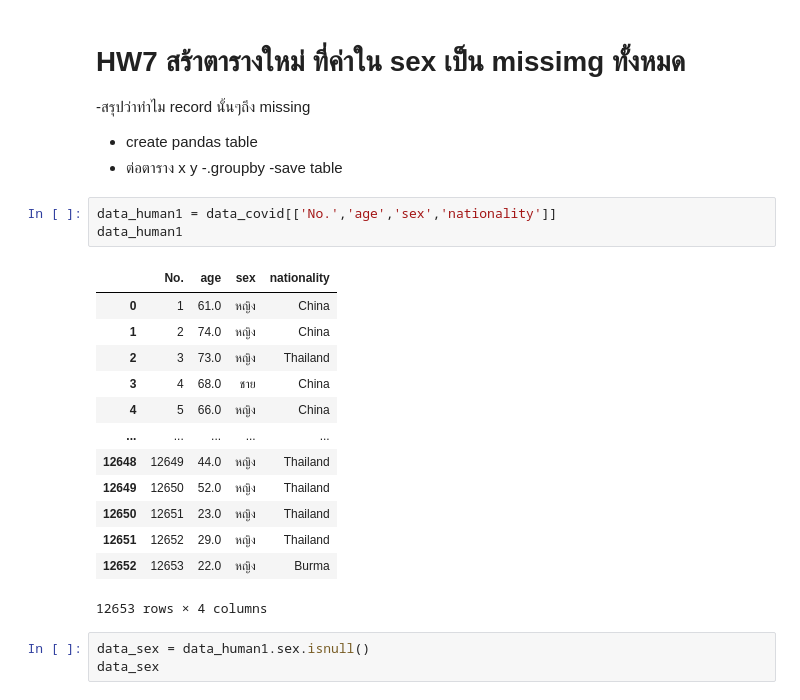
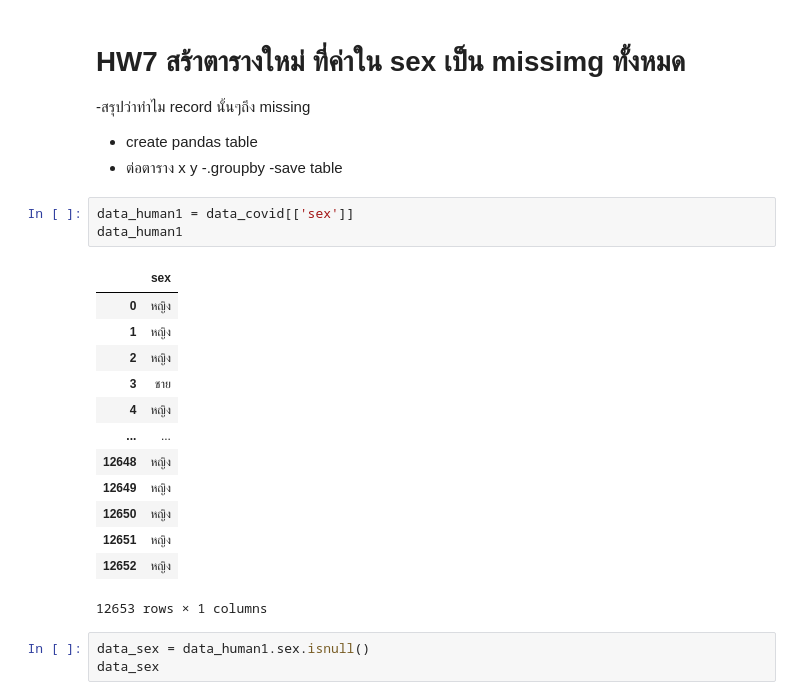
Before and after one commit to jiriyaporn/data_viz, a Jupyter notebook: pandas102.ipynb, the cells around one changed output. Drawn from its saved outputs; the diff is of its cells as text.

```diff
--- a/pandas102.ipynb
+++ b/pandas102.ipynb
@@ -339,22 +339,22 @@ data
 -.groupby
 -save table
 # %%
-data_human1 = data_covid[['No.','age','sex','nationality']]
+data_human1 = data_covid[['sex']]
 data_human1
 # %% [output]
-|  | No. | age | sex | nationality |
-| 0 | 1 | 61.0 | หญิง | China |
-| 1 | 2 | 74.0 | หญิง | China |
-| 2 | 3 | 73.0 | หญิง | Thailand |
-| 3 | 4 | 68.0 | ชาย | China |
-| 4 | 5 | 66.0 | หญิง | China |
-| ... | ... | ... | ... | ... |
-| 12648 | 12649 | 44.0 | หญิง | Thailand |
-| 12649 | 12650 | 52.0 | หญิง | Thailand |
-| 12650 | 12651 | 23.0 | หญิง | Thailand |
-| 12651 | 12652 | 29.0 | หญิง | Thailand |
-| 12652 | 12653 | 22.0 | หญิง | Burma |
+|  | sex |
+| 0 | หญิง |
+| 1 | หญิง |
+| 2 | หญิง |
+| 3 | ชาย |
+| 4 | หญิง |
+| ... | ... |
+| 12648 | หญิง |
+| 12649 | หญิง |
+| 12650 | หญิง |
+| 12651 | หญิง |
+| 12652 | หญิง |
-12653 rows × 4 columns
+12653 rows × 1 columns
 # %%
 data_sex = data_human1.sex.isnull()
 data_sex
```
Also changed, not shown: parts of 1 cell of this notebook.
